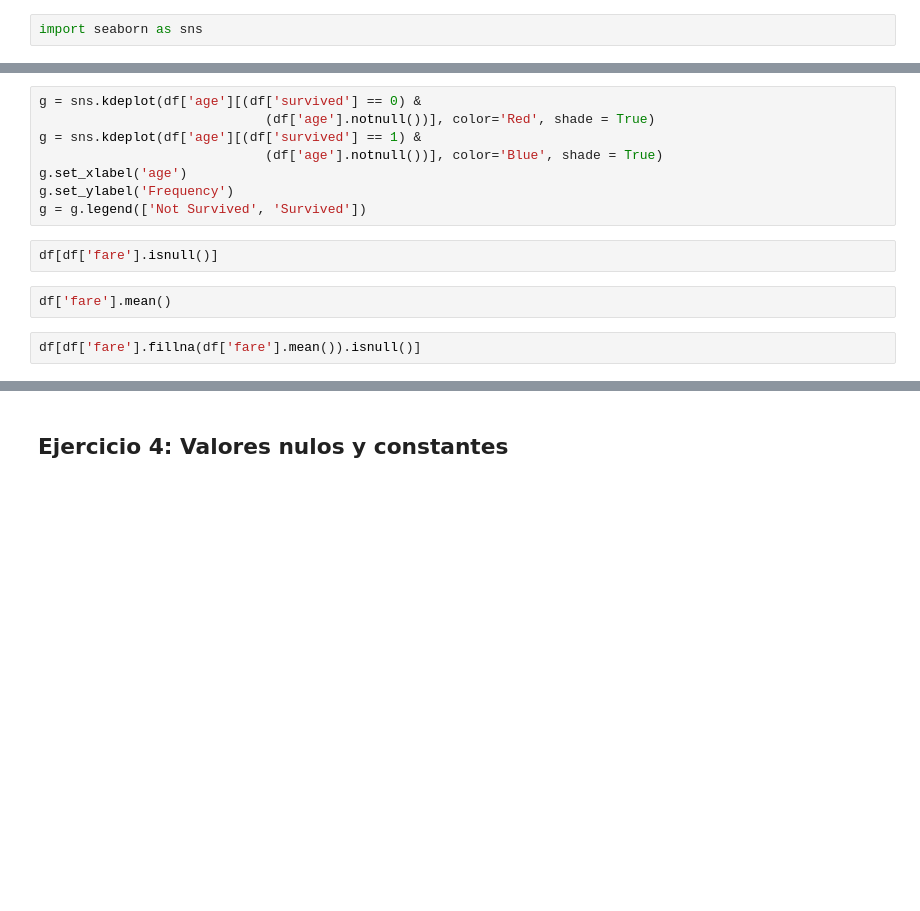
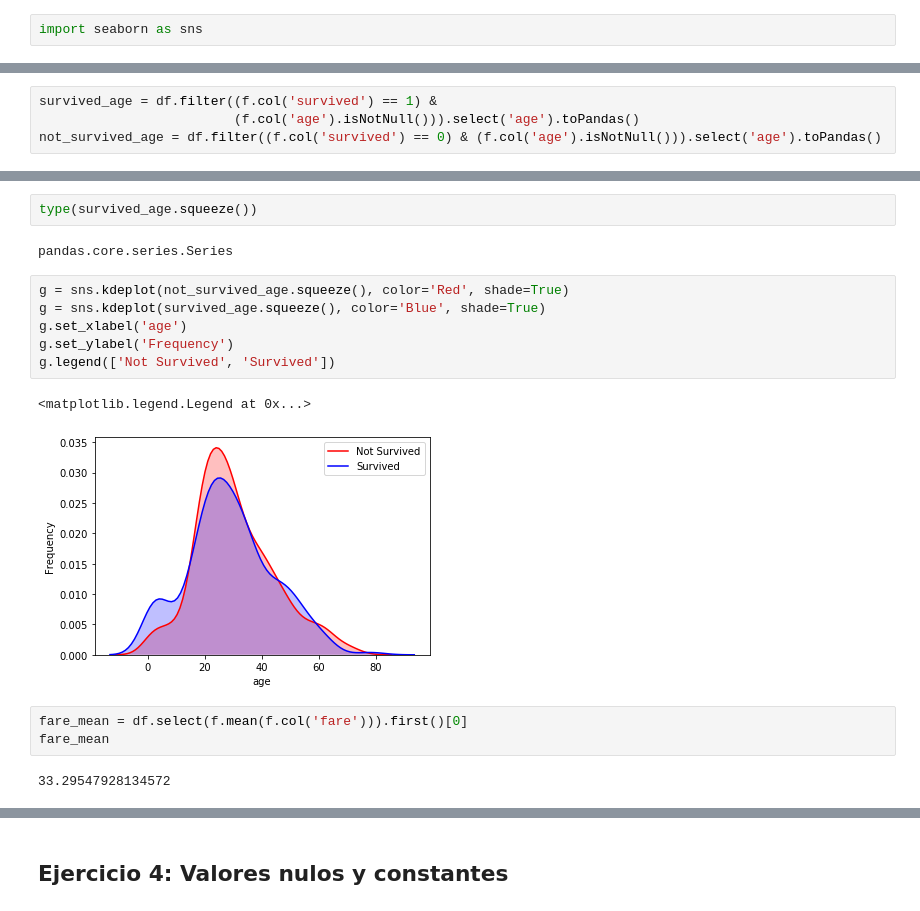
Before and after one commit to arjones/bigdata-workshop-es, a Jupyter notebook: jupyter/notebook/titanic_spark.ipynb, the cells around one changed output, grey strips where cells are left out. Cells and saved outputs as stored; diff of their text form; blank space fills up the shorter version.

```diff
--- a/jupyter/notebook/titanic_spark.ipynb
+++ b/jupyter/notebook/titanic_spark.ipynb
@@ -346,0 +353,4 @@ g = g.map(sns.distplot, 'age')
+# %%
+survived_age = df.filter((f.col('survived') == 1) &
+                         (f.col('age').isNotNull())).select('age').toPandas()
+not_survived_age = df.filter((f.col('survived') == 0) & (f.col('age').isNotNull())).select('age').toPandas()
@@ -347,14 +372,18 @@ g = g.map(sns.distplot, 'age')
+# %%
+type(survived_age.squeeze())
+# %% [output]
+pandas.core.series.Series
 # %%
-g = sns.kdeplot(df['age'][(df['survived'] == 0) &
-                             (df['age'].notnull())], color='Red', shade = True)
-g = sns.kdeplot(df['age'][(df['survived'] == 1) &
-                             (df['age'].notnull())], color='Blue', shade = True)
+g = sns.kdeplot(not_survived_age.squeeze(), color='Red', shade=True)
+g = sns.kdeplot(survived_age.squeeze(), color='Blue', shade=True)
 g.set_xlabel('age')
 g.set_ylabel('Frequency')
-g = g.legend(['Not Survived', 'Survived'])
+g.legend(['Not Survived', 'Survived'])
+# %% [output]
+<matplotlib.legend.Legend at 0x...>
+[figure, added]
-# %%
-df[df['fare'].isnull()]
-# %%
-df['fare'].mean()
-# %%
-df[df['fare'].fillna(df['fare'].mean()).isnull()]
+# %%
+fare_mean = df.select(f.mean(f.col('fare'))).first()[0]
+fare_mean
+# %% [output]
+33.29547928134572
```
Also changed, not shown: parts of 21 cells of this notebook, 2 other files.
